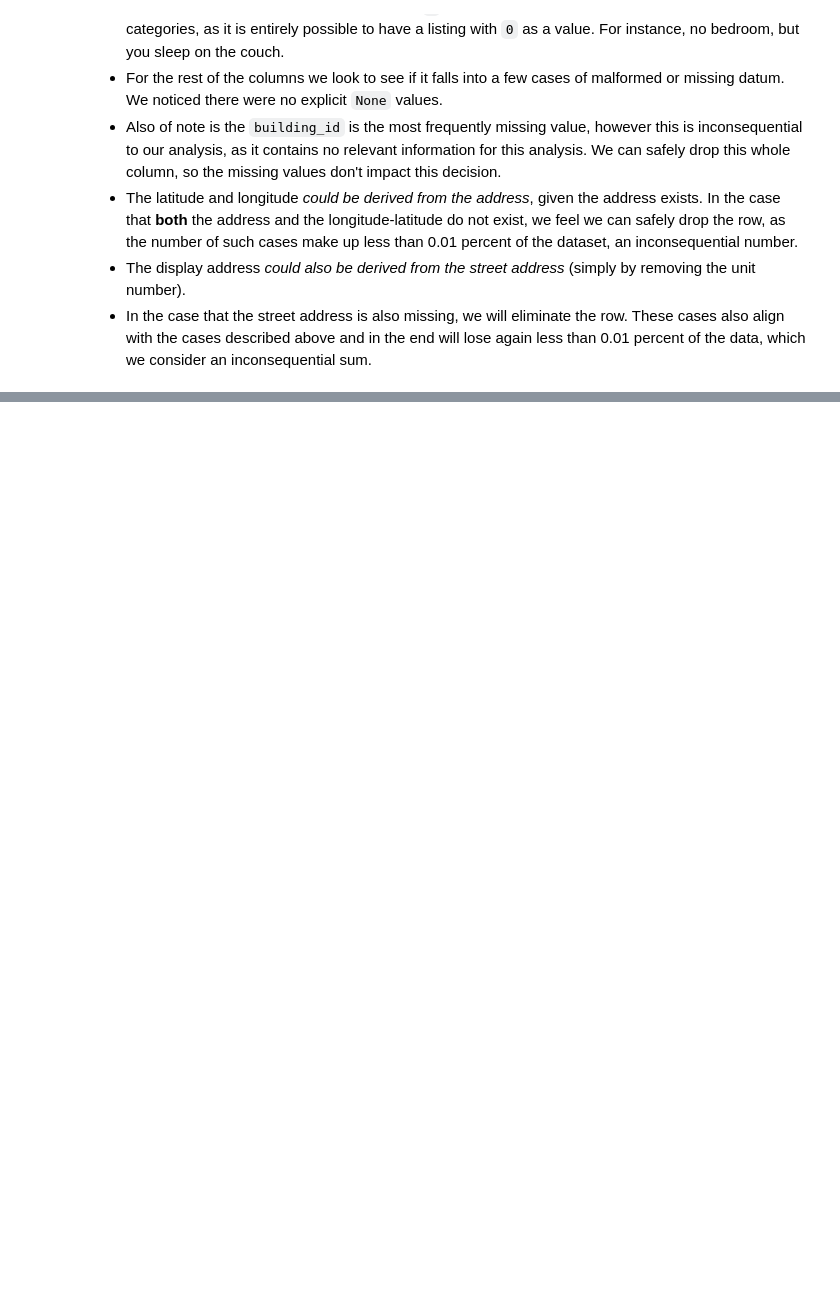
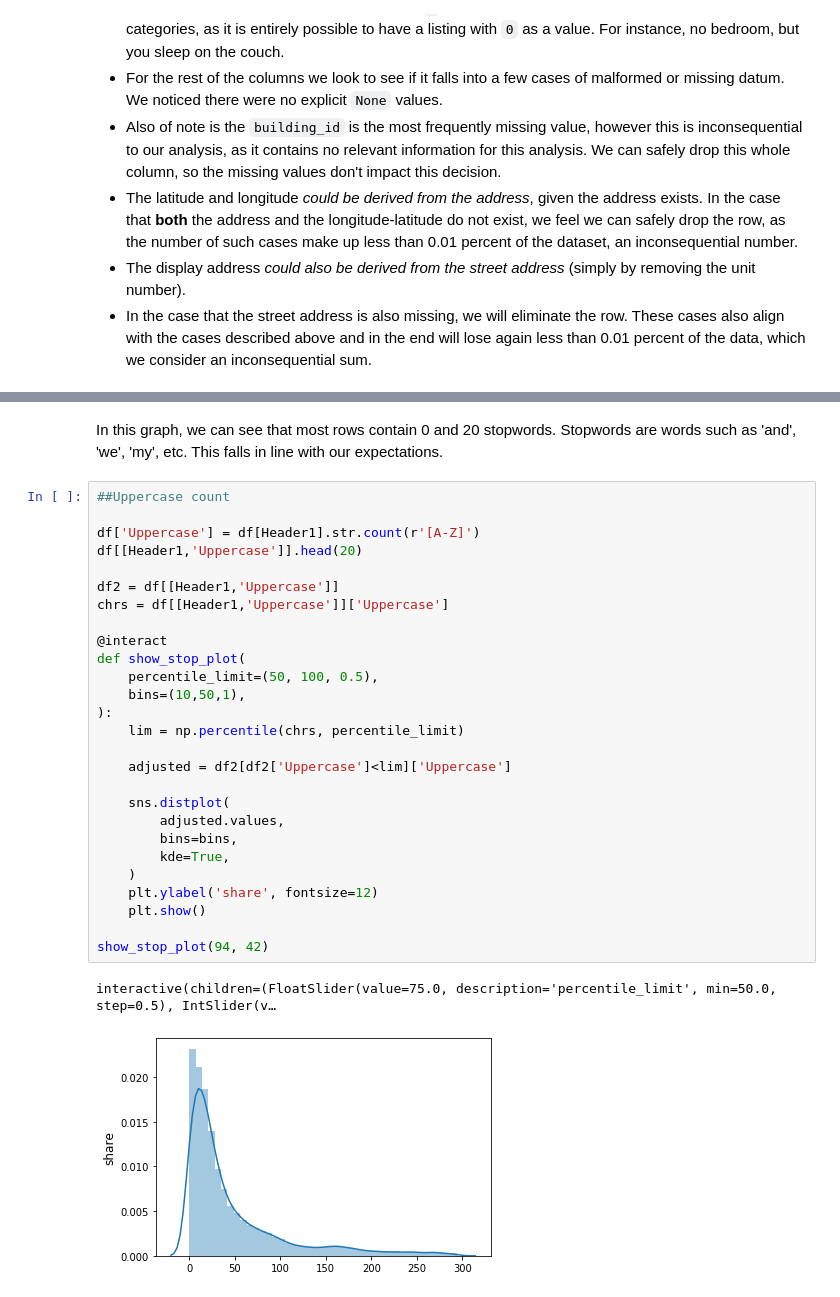
Before and after one commit to SinaKhalili/kaggle-data-analysis, a Jupyter notebook: exploratory-data-analysis.ipynb, the cells around one changed output, grey strips where cells are left out. Saved outputs shown, nothing was run; the diff lists cells and outputs as text; blank space fills up the shorter version.

```diff
--- a/exploratory-data-analysis.ipynb
+++ b/exploratory-data-analysis.ipynb
@@ -346,0 +602,32 @@ missingValues
+# %% [markdown]
+In this graph, we can see that most rows contain 0 and 20 stopwords. Stopwords are words such as 'and', 'we', 'my', etc. This falls in line with our expectations.
+# %%
+##Uppercase count
+
+df['Uppercase'] = df[Header1].str.count(r'[A-Z]')
+df[[Header1,'Uppercase']].head(20)
+
+df2 = df[[Header1,'Uppercase']]
+chrs = df[[Header1,'Uppercase']]['Uppercase']
+
+@interact
+def show_stop_plot(
+    percentile_limit=(50, 100, 0.5),
+    bins=(10,50,1),
+):
+    lim = np.percentile(chrs, percentile_limit)
+
+    adjusted = df2[df2['Uppercase']<lim]['Uppercase']
+
+    sns.distplot(
+        adjusted.values,
+        bins=bins,
+        kde=True,
+    )
+    plt.ylabel('share', fontsize=12)
+    plt.show()
+
+show_stop_plot(94, 42)
+# %% [output]
+interactive(children=(FloatSlider(value=75.0, description='percentile_limit', min=50.0, step=0.5), IntSlider(v…
+[figure, added]
```
Also changed, not shown: parts of 14 cells of this notebook.
